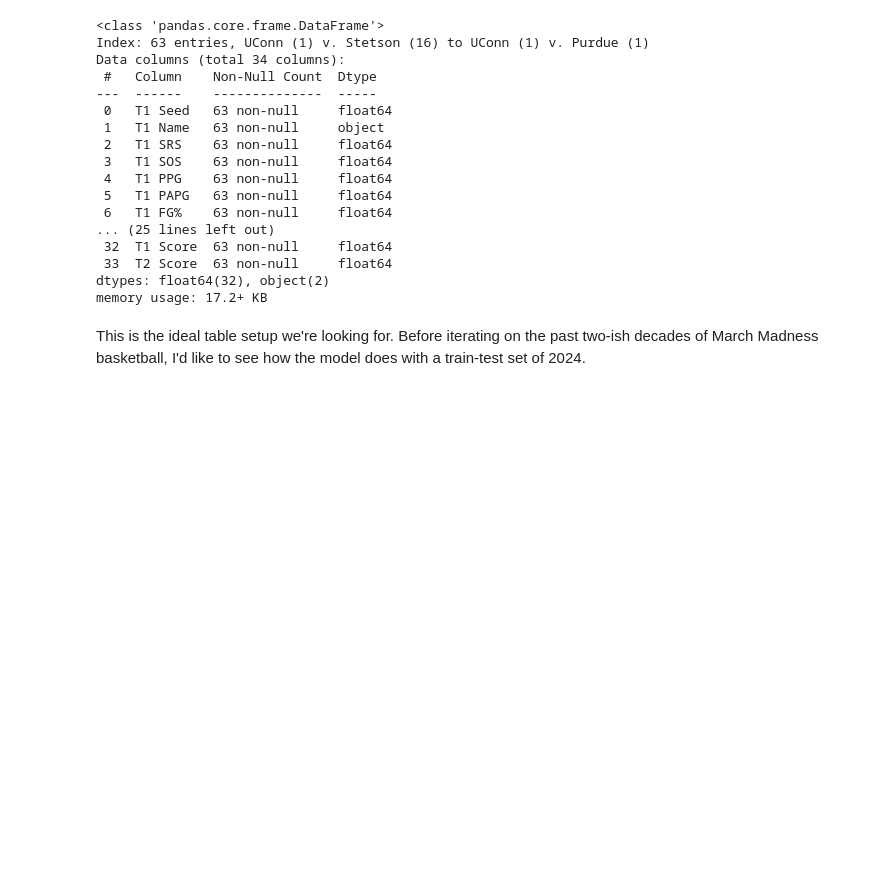
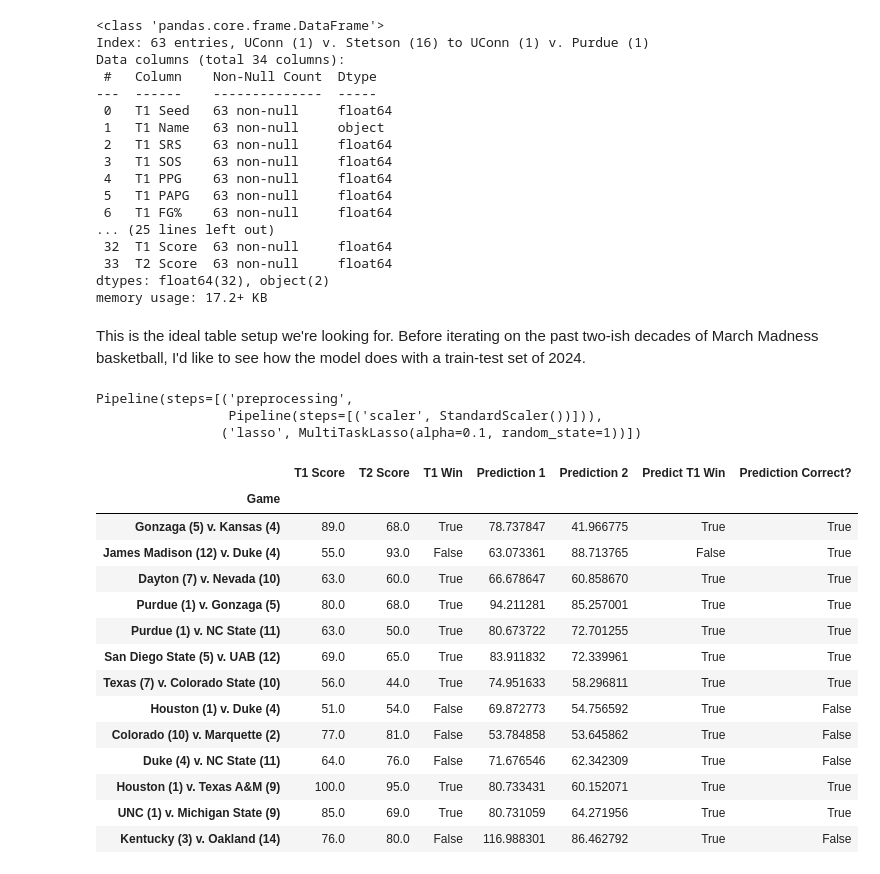
Before and after one commit to BARATZL/march-madness-supML, a Jupyter notebook: NCAAMB_ML.ipynb, the cells around one changed output. Saved outputs shown, nothing was run; the diff lists cells and outputs as text; code cells hidden in the pictures; blank space fills up the shorter version.

```diff
--- a/NCAAMB_ML.ipynb
+++ b/NCAAMB_ML.ipynb
@@ -328,0 +325,41 @@ from sklearn.linear_model import MultiTaskLasso
+# %%
+from sklearn.preprocessing import StandardScaler
+from sklearn.pipeline import Pipeline
+from sklearn.model_selection import train_test_split
+from sklearn.linear_model import MultiTaskLasso
+
+X = combi2324.drop(columns=['T1 Name', 'T2 Name', 'T1 Score', 'T2 Score'])
+y = combi2324[['T1 Score', 'T2 Score']]
+X_train, X_test, y_train, y_test = train_test_split(X, y, test_size=0.2, random_state=1)
+preprocessing = Pipeline([('scaler', StandardScaler())])
+lasso_pipe = Pipeline([('preprocessing', preprocessing),('lasso',MultiTaskLasso(alpha=0.1,random_state=1))])
+lasso_pipe.fit(X_train,y_train)
+# %% [output]
+Pipeline(steps=[('preprocessing',
+                 Pipeline(steps=[('scaler', StandardScaler())])),
+                ('lasso', MultiTaskLasso(alpha=0.1, random_state=1))])
+# %%
+predictions = lasso_pipe.predict(X_test)
+# %%
+yt_copy = y_test.copy()
+yt_copy['T1 Win'] = yt_copy['T1 Score'] > yt_copy['T2 Score']
+yt_copy['Prediction 1'] = [row[0] for row in predictions]
+yt_copy['Prediction 2'] = [row[1] for row in predictions]
+yt_copy['Predict T1 Win'] = yt_copy['Prediction 1'] > yt_copy['Prediction 2']
+yt_copy['Prediction Correct?'] = yt_copy['Predict T1 Win'] == yt_copy['T1 Win']
+# %% [output]
+|  | T1 Score | T2 Score | T1 Win | Prediction 1 | Prediction 2 | Predict T1 Win | Prediction Correct? |
+| Game |  |  |  |  |  |  |  |
+| Gonzaga (5) v. Kansas (4) | 89.0 | 68.0 | True | 78.737847 | 41.966775 | True | True |
+| James Madison (12) v. Duke (4) | 55.0 | 93.0 | False | 63.073361 | 88.713765 | False | True |
+| Dayton (7) v. Nevada (10) | 63.0 | 60.0 | True | 66.678647 | 60.858670 | True | True |
+| Purdue (1) v. Gonzaga (5) | 80.0 | 68.0 | True | 94.211281 | 85.257001 | True | True |
+| Purdue (1) v. NC State (11) | 63.0 | 50.0 | True | 80.673722 | 72.701255 | True | True |
+| San Diego State (5) v. UAB (12) | 69.0 | 65.0 | True | 83.911832 | 72.339961 | True | True |
+| Texas (7) v. Colorado State (10) | 56.0 | 44.0 | True | 74.951633 | 58.296811 | True | True |
+| Houston (1) v. Duke (4) | 51.0 | 54.0 | False | 69.872773 | 54.756592 | True | False |
+| Colorado (10) v. Marquette (2) | 77.0 | 81.0 | False | 53.784858 | 53.645862 | True | False |
+| Duke (4) v. NC State (11) | 64.0 | 76.0 | False | 71.676546 | 62.342309 | True | False |
+| Houston (1) v. Texas A&M (9) | 100.0 | 95.0 | True | 80.733431 | 60.152071 | True | True |
+| UNC (1) v. Michigan State (9) | 85.0 | 69.0 | True | 80.731059 | 64.271956 | True | True |
+| Kentucky (3) v. Oakland (14) | 76.0 | 80.0 | False | 116.988301 | 86.462792 | True | False |
```
Also changed, not shown: parts of 4 cells of this notebook.
